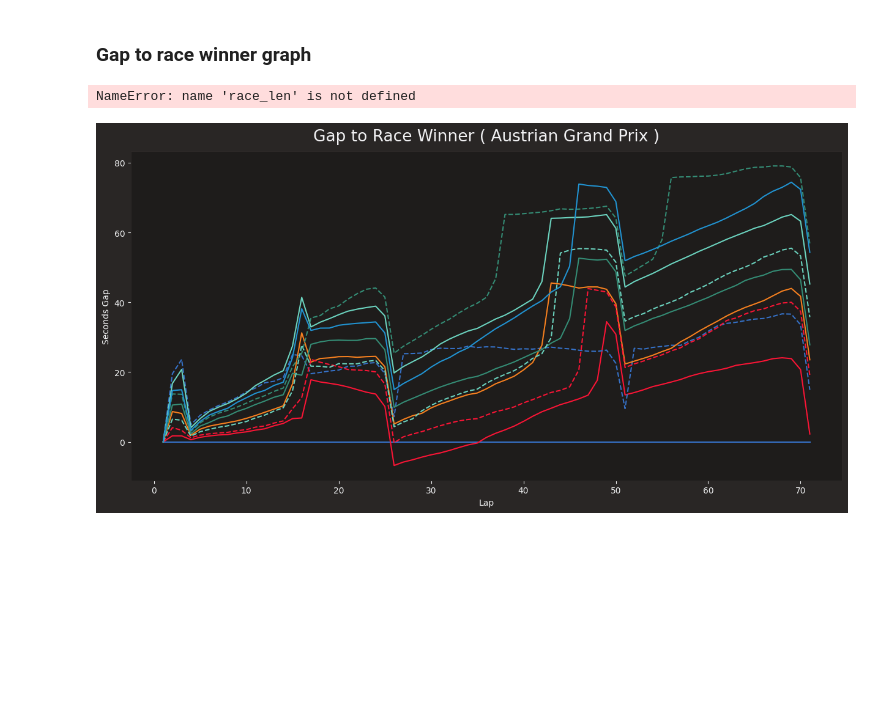
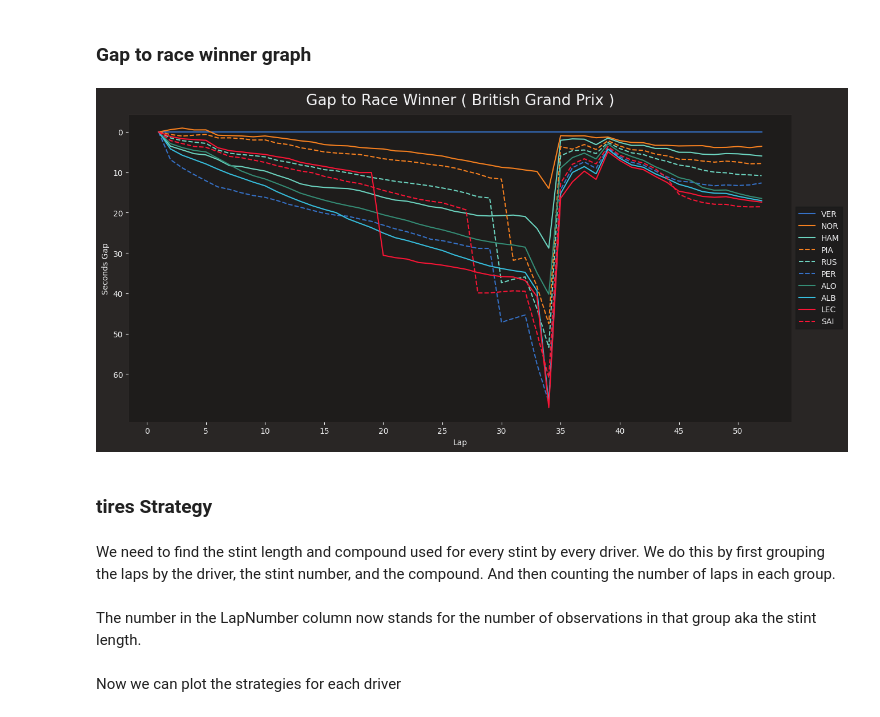
Before and after one commit to RACIM01/F1_Data_Analysing_RCM, a Jupyter notebook: Race.ipynb, the cells around one changed output. Drawn from its saved outputs; the diff is of its cells as text; code cells hidden in the pictures; blank space fills up the shorter version.

```diff
--- a/Race.ipynb
+++ b/Race.ipynb
@@ -7,3 +15,6 @@ import matplotlib.pyplot as plt
 
 # enabling misc_mpl_mods will turn on minor grid lines that clutters the plot
 fastf1.plotting.setup_mpl(mpl_timedelta_support=False, misc_mpl_mods=False)
+# %%
+session = fastf1.get_session(2023,10,'R')
+session.load()
@@ -44,6 +53,11 @@ core           INFO     Finished loading data for 20 drivers: ['1', '16', '11',
+# %%
+def max_lap(laps):
+    grouped = laps.groupby("Driver")
+    count_values = grouped['LapNumber'].count()
+    return count_values.max()
 # %%
-laps = race.laps
-drivers = race.drivers[:10]
+laps = session.laps
+drivers = session.drivers[:10]
 all_laps = laps
 all_laps['LapStartTimeS'] = all_laps["LapStartTime"].dt.total_seconds()
 all_laps['DeltaTime'] = 0
@@ -58,35 +75,37 @@ for i in drivers:
 # %%
 import matplotlib.pyplot as plt
 
 plt.figure(figsize=(15, 7))
 color_picked = []
 max_gap = int(delta_time["DeltaTime"].max())
 for i in drivers:
     x = delta_time.loc[delta_time["DriverNumber"]==i,["LapNumber"]]
     y = delta_time.loc[delta_time["DriverNumber"]==i,["DeltaTime"]]
 
-    driver_name = race.get_driver(i)["Abbreviation"]
-    team_color = race.get_driver(i)["TeamColor"]
+    driver_name = session.get_driver(i)["Abbreviation"]
+    team_color = session.get_driver(i)["TeamColor"]
 
     if team_color in color_picked:
         plt.plot(x, y, color="#"+team_color, linestyle='dashed', label=driver_name)
     else:
         plt.plot(x, y, color="#"+team_color, linestyle='solid', label=driver_name)
         color_picked.append(team_color)
 
 # Customize the plot
-plt.title('Gap to Race Winner ( '+race.event["EventName"]+' )')
+plt.title('Gap to Race Winner ( '+session.event["EventName"]+' )')
 plt.xlabel('Lap')
 plt.ylabel('Seconds Gap')
-plt.xticks(range(0, race_len, axes(race_len)))
+plt.xticks(range(0, max_lap(laps), 5))
 plt.yticks(range(0, max_gap, 10))
 plt.gca().invert_yaxis()
 
 # Add legend
 plt.legend()
+plt.legend(loc='center left', bbox_to_anchor=(1, 0.5))
 
 # Display the plot
 plt.show()
 # %% [output]
-NameError: name 'race_len' is not defined
-[figure, old version]
+[figure, new version]
+# %% [markdown]
+### tires Strategy
@@ -92,0 +115,6 @@ NameError: name 'race_len' is not defined
+# %% [markdown]
+We need to find the stint length and compound used
+for every stint by every driver.
+We do this by first grouping the laps by the driver,
+the stint number, and the compound.
+And then counting the number of laps in each group.
@@ -92,0 +127,5 @@ NameError: name 'race_len' is not defined
+# %% [markdown]
+The number in the LapNumber column now stands for the number of observations
+in that group aka the stint length.
+# %% [markdown]
+Now we can plot the strategies for each driver
```
Also changed, not shown: parts of 21 cells of this notebook, 2 other files.
